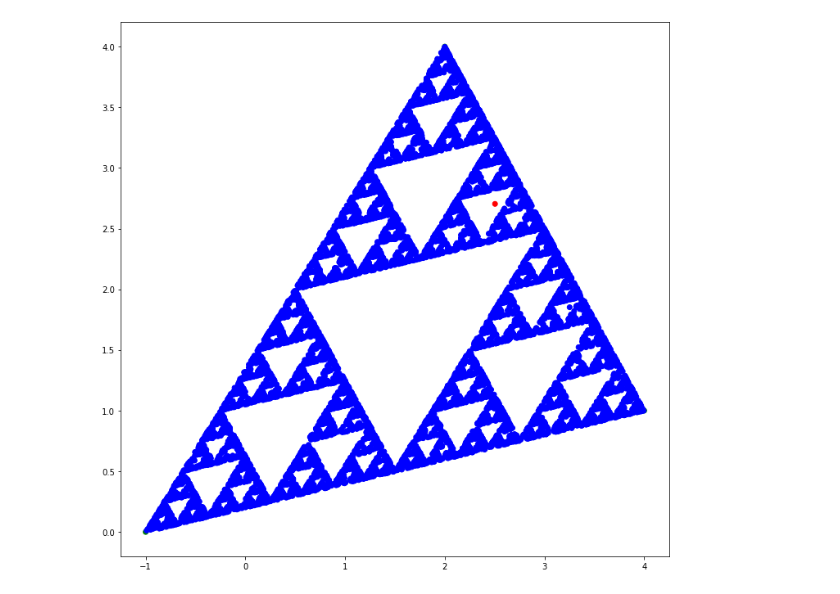
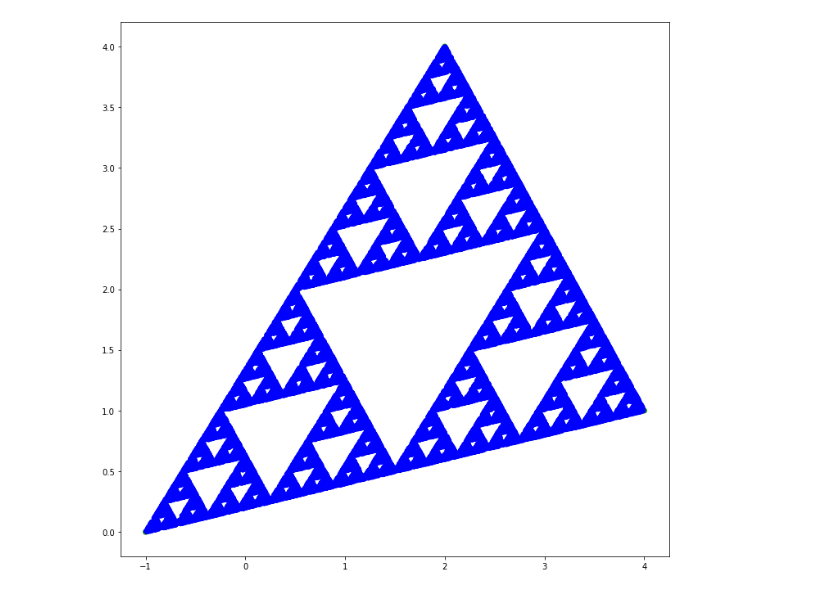
Before and after one commit to PavelStelmakhV/hw303-data-visualization, a Jupyter notebook: sierpinski_pattern.ipynb, the cells around one changed output. Cells and saved outputs as stored; diff of their text form; code cells hidden in the pictures.

```diff
--- a/sierpinski_pattern.ipynb
+++ b/sierpinski_pattern.ipynb
@@ -5,7 +5,7 @@ import numpy as np
 import matplotlib.pyplot as plt
 
 
-ITERATION = 10000
+ITERATION = 30000
 
 
 def point_in_triangle(point, a, b, c):
@@ -21,31 +21,31 @@ def random_point(points):
   rng = np.random.default_rng()
   point = np.zeros((2, ), dtype=float)
   while True:
     point[0] = rng.random() * (points[:, 0].max() - points[:, 0].min()) + points[:, 0].min()
     point[1] = rng.random() * (points[:, 1].max() - points[:, 1].min()) + points[:, 1].min()
     if point_in_triangle(point, points[0], points[1], points[2]):
       return point
 
 
 def middle_point(p1, p2):
   return [(p1[0] + p2[0]) / 2, (p1[1] + p2[1]) / 2]
 
 
 points = np.zeros((ITERATION + 3, 2), dtype=float)
 points[0] = [-1, 0]
 points[1] = [2, 4]
 points[2] = [4, 1]
 points[3] = random_point(points[:3])
 
 rng = np.random.default_rng()
 for num_point in range(ITERATION-1):
   apex = points[rng.integers(low=0, high=2, endpoint = True)]
   points[4 + num_point] = middle_point(points[3 + num_point], apex)
 
 color = ['g'] * 3 + ['r'] + ['b'] * (ITERATION-1)
 %matplotlib inline
 plt.figure(figsize = (12,12))
 plt.scatter(points[:, 0], points[:, 1], linewidths=1, c=color)
 plt.show()
 # %% [output]
-[figure, old version]
+[figure, new version]
```
